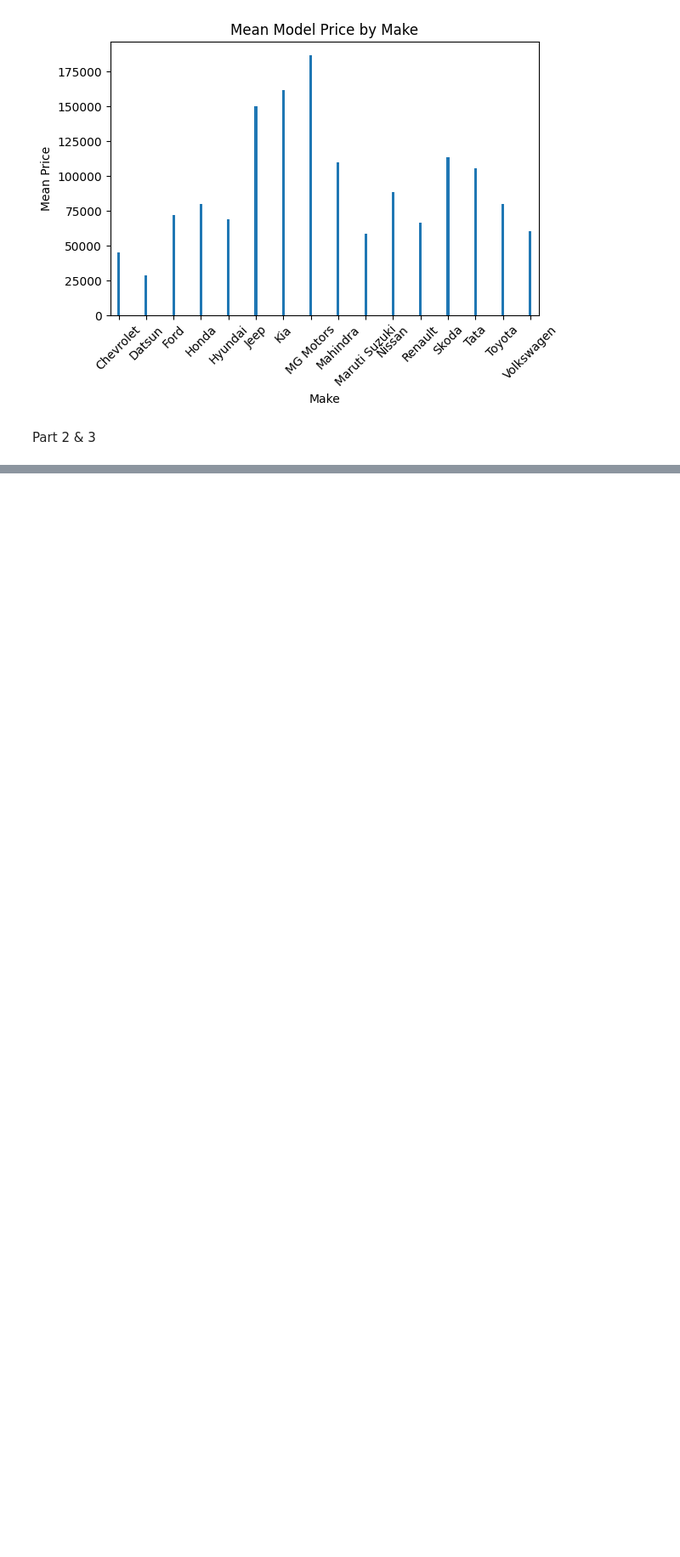
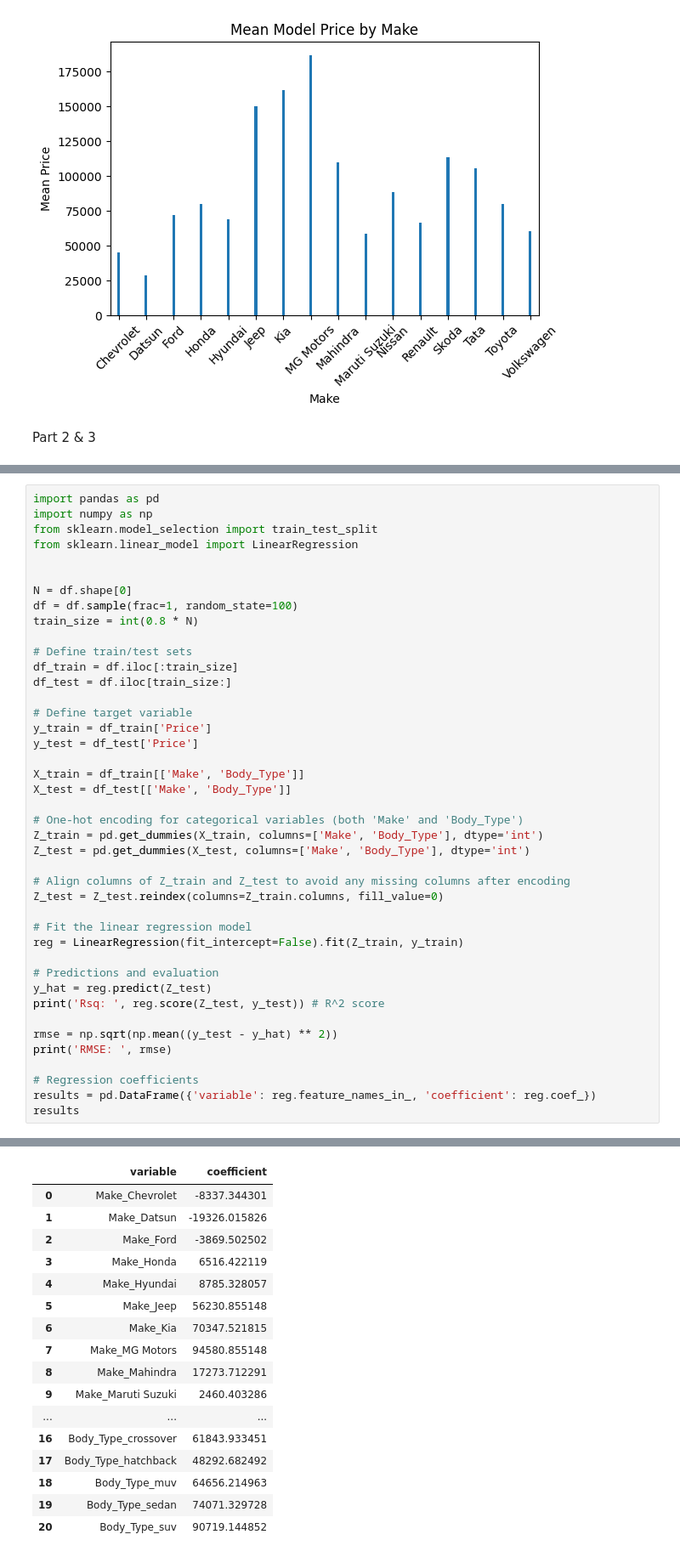
Before and after one commit to arooshasolomon/DS3001-labs, a Jupyter notebook: 04_hedonic_pricing/04_hedonic_pricing.ipynb, the cells around one changed output, grey strips where cells are left out. Shown: that part at 85% size. Cells and saved outputs as stored; diff of their text form; blank space fills up the shorter version.

```diff
--- a/04_hedonic_pricing/04_hedonic_pricing.ipynb
+++ b/04_hedonic_pricing/04_hedonic_pricing.ipynb
@@ -69,0 +126,43 @@ y_test = df_test['Price']
+# %%
+import pandas as pd
+import numpy as np
+from sklearn.model_selection import train_test_split
+from sklearn.linear_model import LinearRegression
+
+
+N = df.shape[0]
+df = df.sample(frac=1, random_state=100)
+train_size = int(0.8 * N)
+
+# Define train/test sets
+df_train = df.iloc[:train_size]
+df_test = df.iloc[train_size:]
+
+# Define target variable
+y_train = df_train['Price']
+y_test = df_test['Price']
+
+X_train = df_train[['Make', 'Body_Type']]
+X_test = df_test[['Make', 'Body_Type']]
+
+# One-hot encoding for categorical variables (both 'Make' and 'Body_Type')
+Z_train = pd.get_dummies(X_train, columns=['Make', 'Body_Type'], dtype='int')
+Z_test = pd.get_dummies(X_test, columns=['Make', 'Body_Type'], dtype='int')
+
+# Align columns of Z_train and Z_test to avoid any missing columns after encoding
+Z_test = Z_test.reindex(columns=Z_train.columns, fill_value=0)
+
+# Fit the linear regression model
+reg = LinearRegression(fit_intercept=False).fit(Z_train, y_train)
+
+# Predictions and evaluation
+y_hat = reg.predict(Z_test)
+print('Rsq: ', reg.score(Z_test, y_test)) # R^2 score
+
+rmse = np.sqrt(np.mean((y_test - y_hat) ** 2))
+print('RMSE: ', rmse)
+
+# Regression coefficients
+results = pd.DataFrame({'variable': reg.feature_names_in_, 'coefficient': reg.coef_})
+results
+# %% [output]
@@ -69,0 +171,17 @@ y_test = df_test['Price']
+|  | variable | coefficient |
+| 0 | Make_Chevrolet | -8337.344301 |
+| 1 | Make_Datsun | -19326.015826 |
+| 2 | Make_Ford | -3869.502502 |
+| 3 | Make_Honda | 6516.422119 |
+| 4 | Make_Hyundai | 8785.328057 |
+| 5 | Make_Jeep | 56230.855148 |
+| 6 | Make_Kia | 70347.521815 |
+| 7 | Make_MG Motors | 94580.855148 |
+| 8 | Make_Mahindra | 17273.712291 |
+| 9 | Make_Maruti Suzuki | 2460.403286 |
+| ... | ... | ... |
+| 16 | Body_Type_crossover | 61843.933451 |
+| 17 | Body_Type_hatchback | 48292.682492 |
+| 18 | Body_Type_muv | 64656.214963 |
+| 19 | Body_Type_sedan | 74071.329728 |
+| 20 | Body_Type_suv | 90719.144852 |
```
Also changed, not shown: parts of 4 cells of this notebook.
